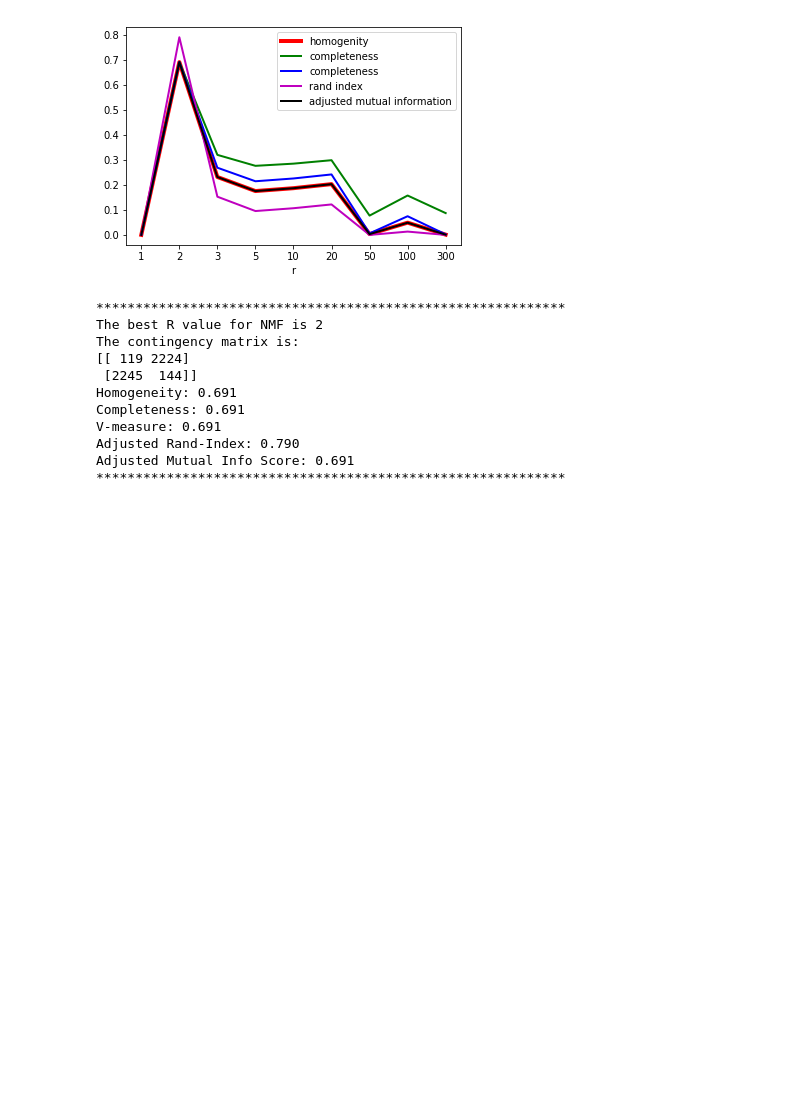
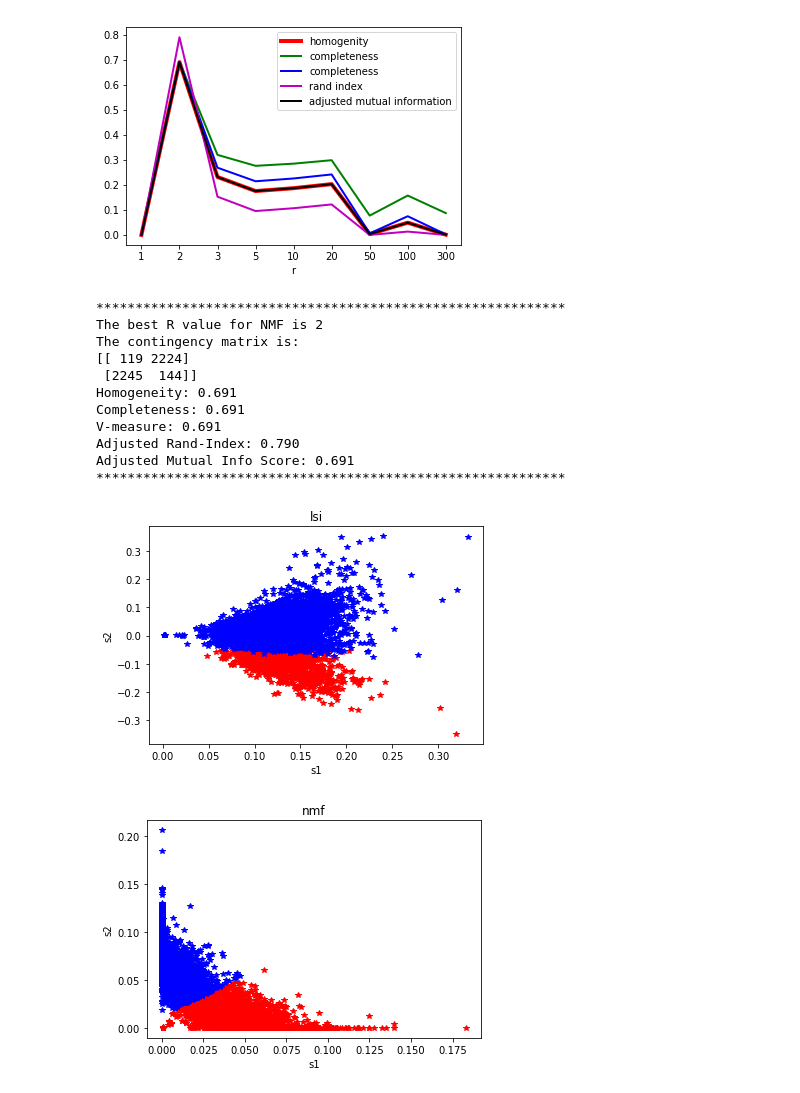
Before and after one commit to popo0293/EE219Project2, a Jupyter notebook: project2.ipynb, the cells around one changed output. Saved outputs shown, nothing was run; the diff lists cells and outputs as text; code cells hidden in the pictures; blank space fills up the shorter version.

```diff
--- a/project2.ipynb
+++ b/project2.ipynb
@@ -388,3 +370,43 @@ V-measure: 0.691
 Adjusted Rand-Index: 0.790
 Adjusted Mutual Info Score: 0.691
 ************************************************************
+# %%
+logging.info("Problem 4")
+start = timer()
+
+# plot best LSI result
+
+def plot_cluster_2D(r, reduct_method):
+    if r < 2:
+        logging.warning("Cannot plot. Dimension smaller than 2.")
+        return
+
+    if reduct_method is 'lsi':
+        reduct = TruncatedSVD(n_components=r, random_state=None)
+    elif reduct_method is 'nmf':
+        reduct = NMF(n_components=r)
+    else:
+        logging.warning("Cannot plot. Unknown dimensionality reduction method.")
+        return
+
+    X_train_svd = reduct.fit_transform(X_train_tfidf)
+    kmeans = cluster_kmean(X_train_svd, 2)
+
+    x1 = X_train_svd[kmeans == 0][:, 0]
+    y1 = X_train_svd[kmeans == 0][:, 1]
+    x2 = X_train_svd[kmeans == 1][:, 0]
+    y2 = X_train_svd[kmeans == 1][:, 1]
+
+    plt.plot(x1, y1, 'r*')
+    plt.plot(x2, y2, 'b*')
+    plt.title(reduct_method)
+    plt.xlabel('s1')
+    plt.ylabel('s2')
+    plt.show()
+
+
+plot_cluster_2D(r[bi_lsi], reduct_method='lsi')
+plot_cluster_2D(r[bi_nmf], reduct_method='nmf')
+# %% [output]
+[figure, added]
+[figure, added]
```
Also changed, not shown: parts of 3 cells of this notebook, 2 other files.
